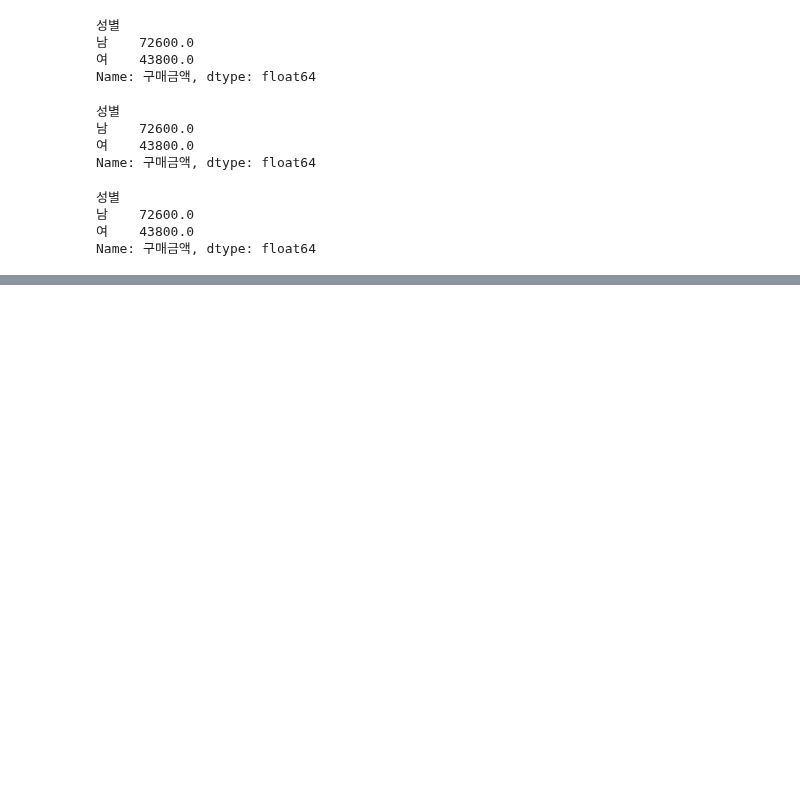
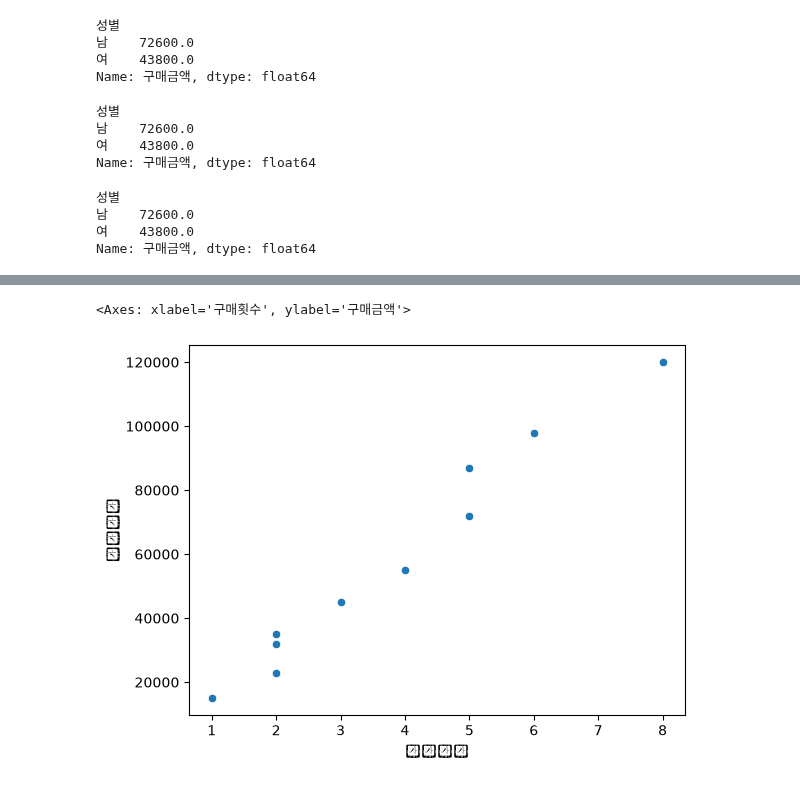
Before and after one commit to Kimchi-2025/big0611, a Jupyter notebook: py/p04_머신러닝/ch02_전처리/ex01_EDA.ipynb, the cells around one changed output, grey strips where cells are left out. Cells and saved outputs as stored; diff of their text form; code cells hidden in the pictures; blank space fills up the shorter version.

```diff
--- a/py/p04_머신러닝/ch02_전처리/ex01_EDA.ipynb
+++ b/py/p04_머신러닝/ch02_전처리/ex01_EDA.ipynb
@@ -60,0 +173,5 @@ Name: 구매금액, dtype: float64
+# %%
+sns.scatterplot(x=df['구매횟수'], y=df['구매금액'])
+# %% [output]
+<Axes: xlabel='구매횟수', ylabel='구매금액'>
+[figure, added]
```
Also changed, not shown: parts of 13 cells of this notebook, 2 other files.
